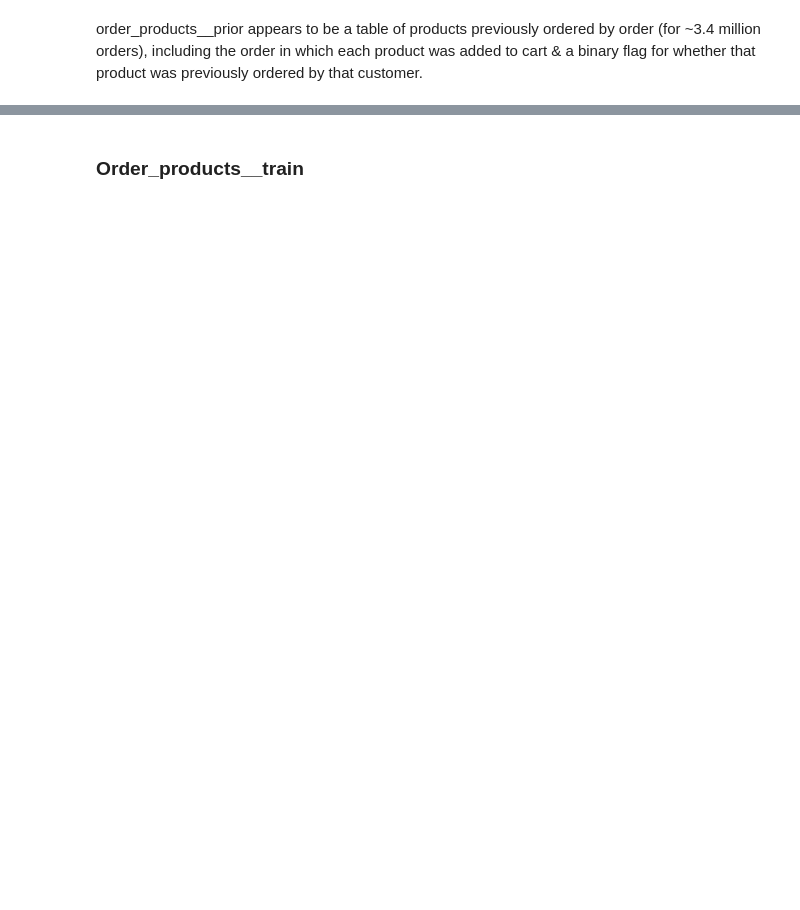
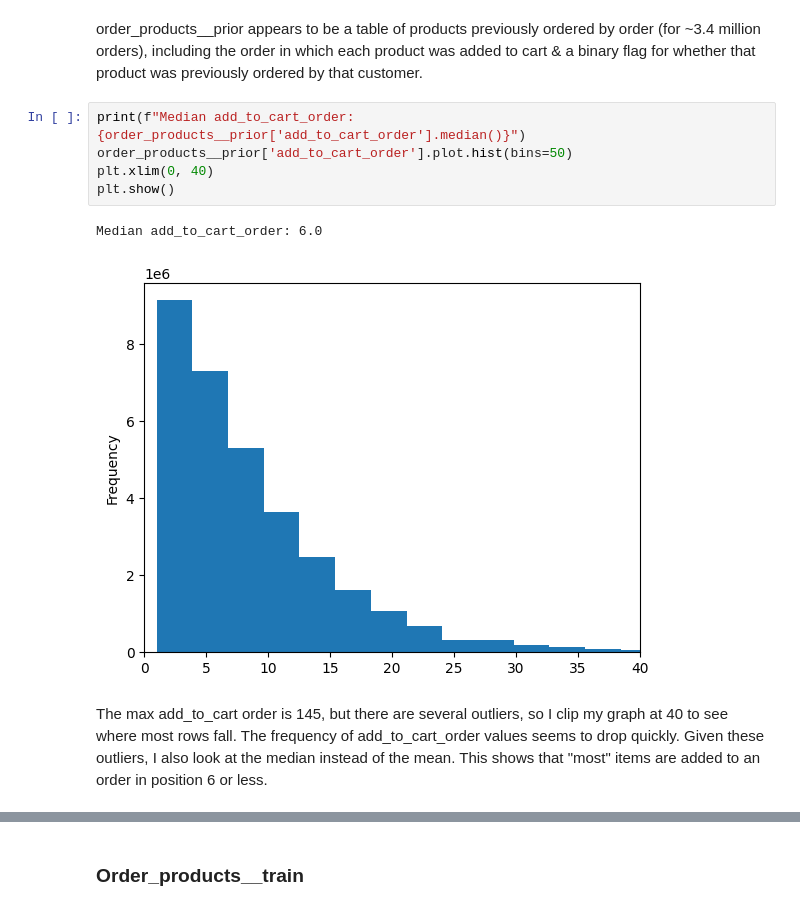
Before and after one commit to Disco-Gnome/CSC84040, a Jupyter notebook: Assignments/McNeil_Ryan_assignment1.ipynb, the cells around one changed output, grey strips where cells are left out. Drawn from its saved outputs; the diff is of its cells as text; blank space fills up the shorter version.

```diff
--- a/Assignments/McNeil_Ryan_assignment1.ipynb
+++ b/Assignments/McNeil_Ryan_assignment1.ipynb
@@ -81,2 +86,13 @@ Frequency of reorder: 58.97%
 # %% [markdown]
 order_products__prior appears to be a table of products previously ordered by order (for ~3.4 million orders), including the order in which each product was added to cart & a binary flag for whether that product was previously ordered by that customer.
+# %%
+print(f"Median add_to_cart_order: {order_products__prior['add_to_cart_order'].median()}")
+order_products__prior['add_to_cart_order'].plot.hist(bins=50)
+plt.xlim(0, 40)
+plt.show()
+# %% [output]
+Median add_to_cart_order: 6.0
+[figure, added]
+# %% [markdown]
+The max add_to_cart order is 145, but there are several outliers, so I clip my graph at 40 to see where most rows fall. The frequency of add_to_cart_order values seems to drop quickly.
+Given these outliers, I also look at the median instead of the mean. This shows that "most" items are added to an order in position 6 or less.
```
Also changed, not shown: parts of 26 cells of this notebook, 1 other file.
